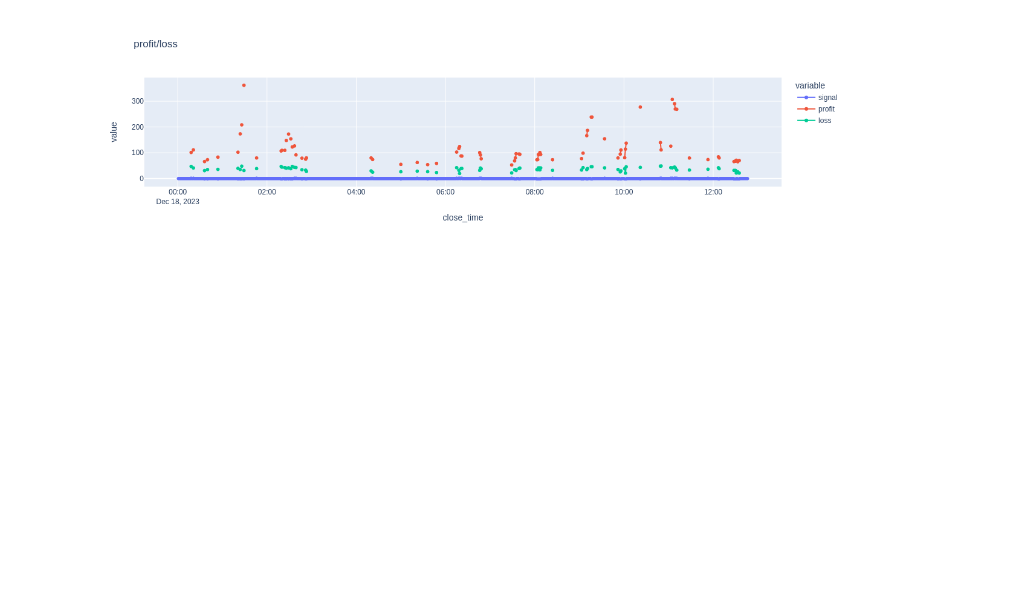
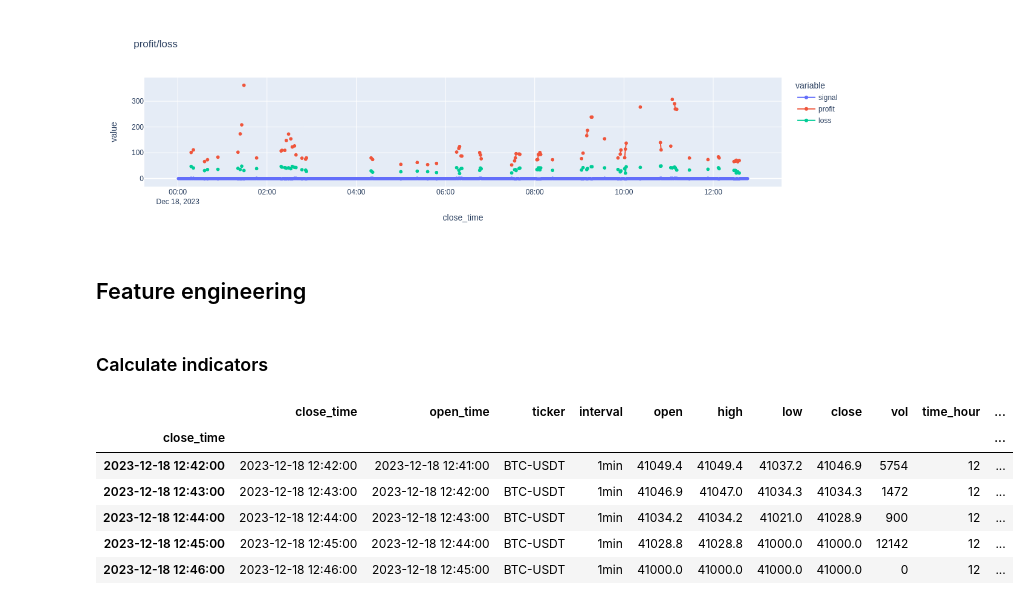
Before and after one commit to DmitryPukhov/pytrade2, a Jupyter notebook: analysis/FeatureEngineering.ipynb, the cells around one changed output. Cells and saved outputs as stored; diff of their text form; code cells hidden in the pictures; blank space fills up the shorter version.

Commit message:
Inducators added to FeatureEngineering

```diff
--- a/analysis/FeatureEngineering.ipynb
+++ b/analysis/FeatureEngineering.ipynb
@@ -140,3 +145,47 @@ px.line(signal, title='profit/loss').update_traces(mode='lines+markers').show()
 # %% [output]
 [figure]
 [figure]
+# %% [markdown]
+
+## Feature engineering
+# %% [markdown]
+### Calculate indicators
+# %%
+
+from ta import trend, momentum, volume, others, volatility
+
+def with_time_features(df: pd.DataFrame):
+    # dt = df.index.to_frame()["close_time"].dt
+    dt = df.index
+    df["time_hour"] = dt.hour
+    df["time_minute"] = dt.minute
+    #df["time_second"] = dt.second
+    return df
+
+def with_ichimoku(candles: pd.DataFrame):
+    ichimoku = trend.IchimokuIndicator(candles['high'], candles['low'])
+    candles['ichimoku_base_line'] = ichimoku.ichimoku_base_line()
+    candles['ichimoku_conversion_line'] = ichimoku.ichimoku_conversion_line()
+    candles['ichimoku_a'] = ichimoku.ichimoku_a()
+    candles['ichimoku_b'] = ichimoku.ichimoku_b()
+    return candles
+
+# Apply features and indicators
+candles = with_time_features(candles)
+candles = with_ichimoku(candles)
+candles['cci'] = trend.cci(candles['high'], candles['low'], candles['close'])
+candles['adx'] = trend.adx(candles['high'], candles['low'], candles['close'])
+candles['rsi'] = momentum.rsi(candles['close'])
+candles['stoch'] = momentum.stoch(candles['high'], candles['low'], candles['close'])
+candles['macd'] = trend.macd(candles['close'])
+
+
+candles.tail()
+# %% [output]
+|  | close_time | open_time | ticker | interval | open | high | low | close | vol | time_hour | ... |
+| close_time |  |  |  |  |  |  |  |  |  |  | ... |
+| 2023-12-18 12:42:00 | 2023-12-18 12:42:00 | 2023-12-18 12:41:00 | BTC-USDT | 1min | 41049.4 | 41049.4 | 41037.2 | 41046.9 | 5754 | 12 | ... |
+| 2023-12-18 12:43:00 | 2023-12-18 12:43:00 | 2023-12-18 12:42:00 | BTC-USDT | 1min | 41046.9 | 41047.0 | 41034.3 | 41034.3 | 1472 | 12 | ... |
+| 2023-12-18 12:44:00 | 2023-12-18 12:44:00 | 2023-12-18 12:43:00 | BTC-USDT | 1min | 41034.2 | 41034.2 | 41021.0 | 41028.9 | 900 | 12 | ... |
+| 2023-12-18 12:45:00 | 2023-12-18 12:45:00 | 2023-12-18 12:44:00 | BTC-USDT | 1min | 41028.8 | 41028.8 | 41000.0 | 41000.0 | 12142 | 12 | ... |
+| 2023-12-18 12:46:00 | 2023-12-18 12:46:00 | 2023-12-18 12:45:00 | BTC-USDT | 1min | 41000.0 | 41000.0 | 41000.0 | 41000.0 | 0 | 12 | ... |
```
Also changed, not shown: parts of 6 cells of this notebook.
